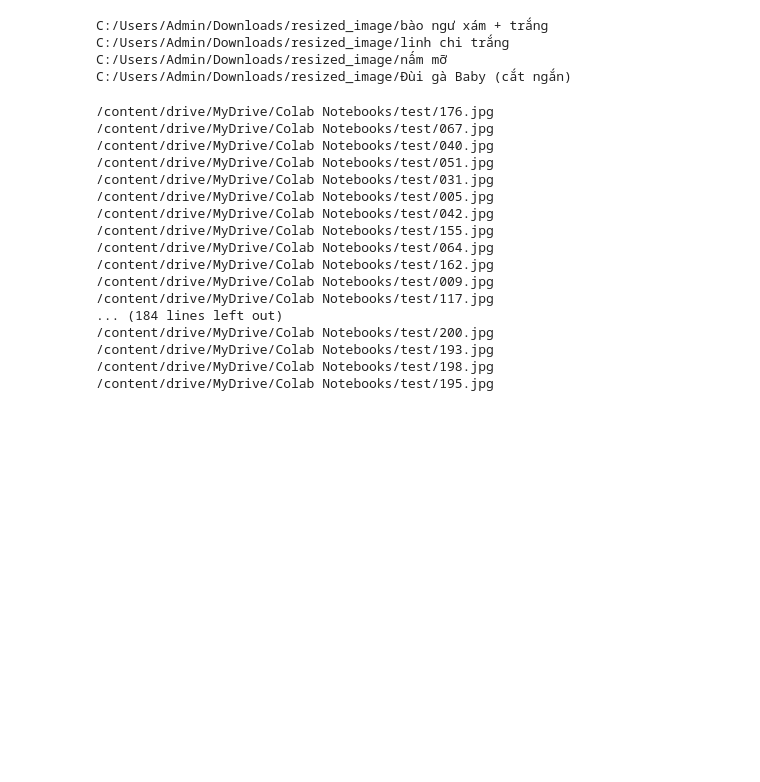
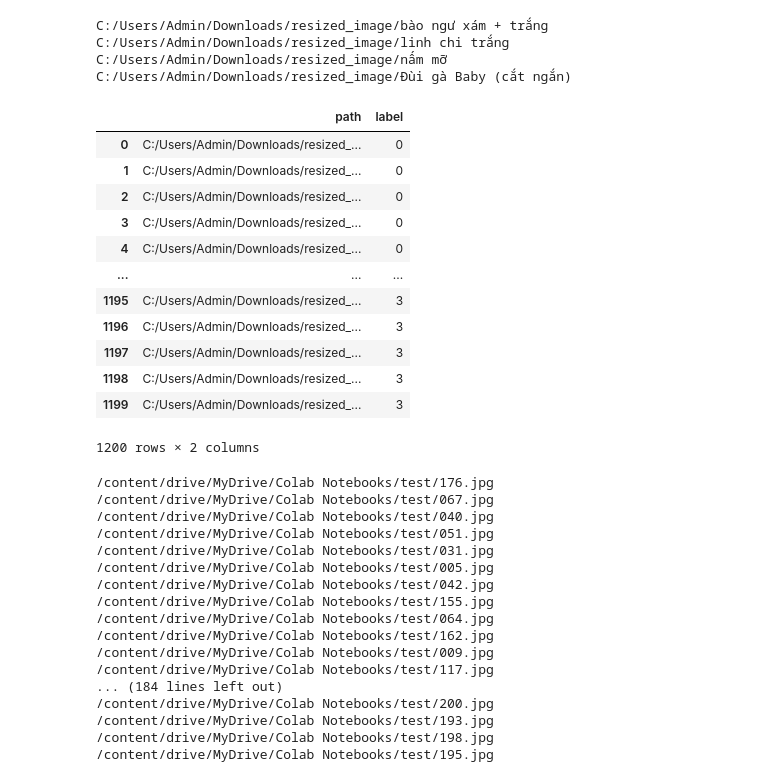
Before and after one commit to Godchaaama/Mushroom_classifier, a Jupyter notebook: mushroom_classifier.ipynb, the cells around one changed output. Cells and saved outputs as stored; diff of their text form; code cells hidden in the pictures; blank space fills up the shorter version.

```diff
--- a/mushroom_classifier.ipynb
+++ b/mushroom_classifier.ipynb
@@ -109,6 +110,21 @@ for i in os.listdir(r'C:/Users/Admin/Downloads/resized_image'):
         training_set=pd.concat([training_set, temp_df])
 # %%
 training_set = training_set.reset_index(drop = True)
+training_set
+# %% [output]
+|  | path | label |
+| 0 | C:/Users/Admin/Downloads/resized_... | 0 |
+| 1 | C:/Users/Admin/Downloads/resized_... | 0 |
+| 2 | C:/Users/Admin/Downloads/resized_... | 0 |
+| 3 | C:/Users/Admin/Downloads/resized_... | 0 |
+| 4 | C:/Users/Admin/Downloads/resized_... | 0 |
+| ... | ... | ... |
+| 1195 | C:/Users/Admin/Downloads/resized_... | 3 |
+| 1196 | C:/Users/Admin/Downloads/resized_... | 3 |
+| 1197 | C:/Users/Admin/Downloads/resized_... | 3 |
+| 1198 | C:/Users/Admin/Downloads/resized_... | 3 |
+| 1199 | C:/Users/Admin/Downloads/resized_... | 3 |
+1200 rows × 2 columns
 # %%
 ## resize image
 if not os.path.exists('/content/drive/MyDrive/Colab Notebooks/test_resized_image'):
```
Also changed, not shown: parts of 10 cells of this notebook.
